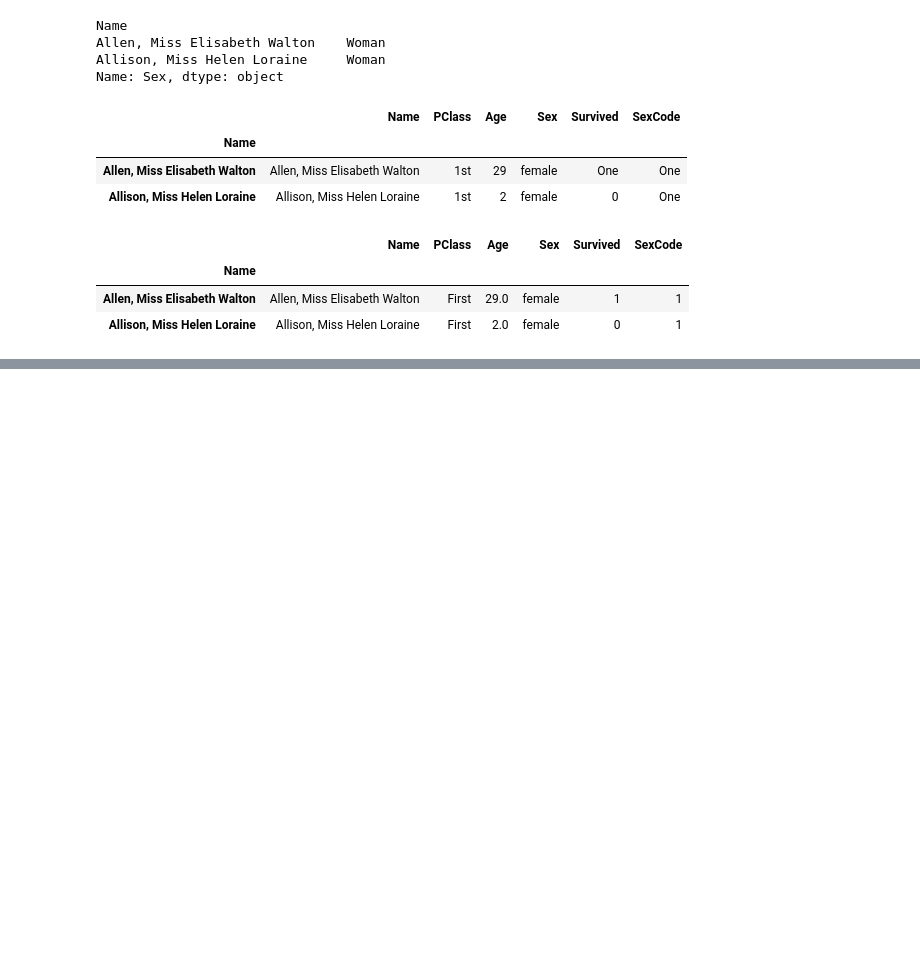
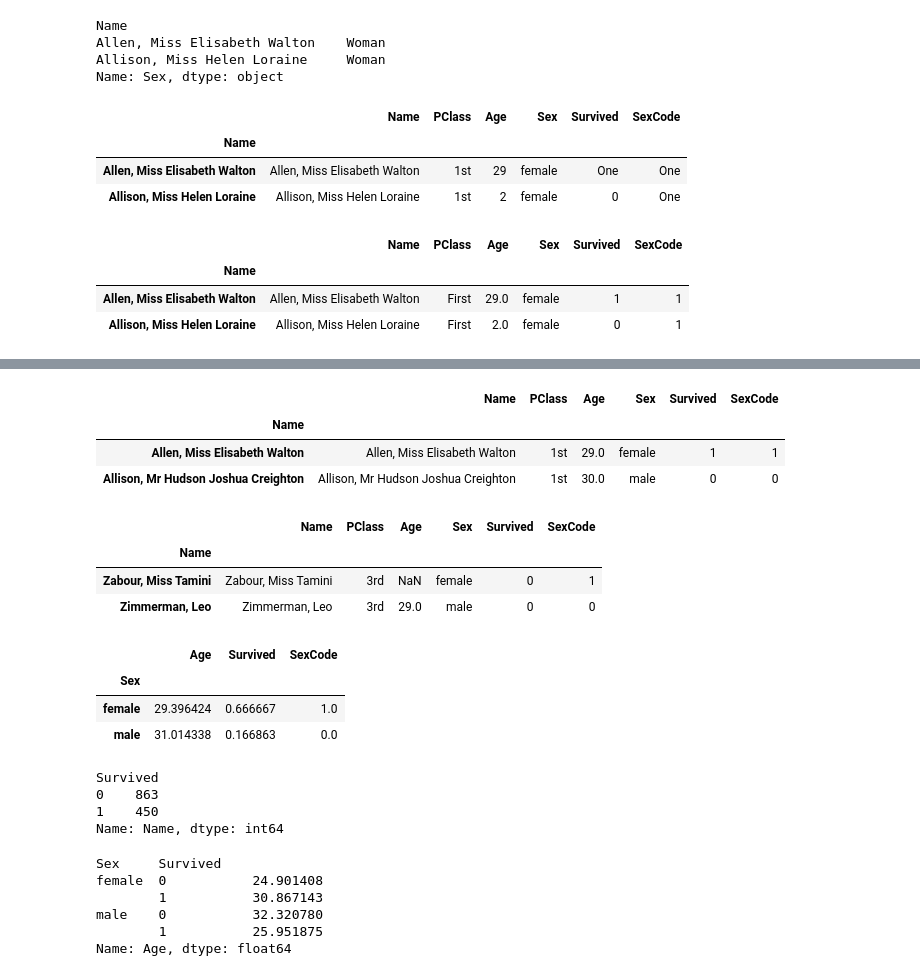
Before and after one commit to ArchieDash/O-REILLY-Machine-Learning, a Jupyter notebook: Chapter_3.ipynb, the cells around one changed output, grey strips where cells are left out. Saved outputs shown, nothing was run; the diff lists cells and outputs as text; code cells hidden in the pictures; blank space fills up the shorter version.

```diff
--- a/Chapter_3.ipynb
+++ b/Chapter_3.ipynb
@@ -118,0 +188,37 @@ dataframe.replace(r"1st", "First", regex=True).head(2)  # replace with regex
+# %%
+dataframe[dataframe["Name"] != "Allison, Miss Helen Loraine"].head(2)  # hide the row
+# %% [output]
+|  | Name | PClass | Age | Sex | Survived | SexCode |
+| Name |  |  |  |  |  |  |
+| Allen, Miss Elisabeth Walton | Allen, Miss Elisabeth Walton | 1st | 29.0 | female | 1 | 1 |
+| Allison, Mr Hudson Joshua Creighton | Allison, Mr Hudson Joshua Creighton | 1st | 30.0 | male | 0 | 0 |
+# %%
+dataframe.drop_duplicates(subset=["Sex"], keep="last")  # delete the dupicates from dataframe
+# %% [output]
+|  | Name | PClass | Age | Sex | Survived | SexCode |
+| Name |  |  |  |  |  |  |
+| Zabour, Miss Tamini | Zabour, Miss Tamini | 3rd | NaN | female | 0 | 1 |
+| Zimmerman, Leo | Zimmerman, Leo | 3rd | 29.0 | male | 0 | 0 |
+# %%
+dataframe.groupby("Sex").mean()  # avg age and survival by gender
+# %% [output]
+|  | Age | Survived | SexCode |
+| Sex |  |  |  |
+| female | 29.396424 | 0.666667 | 1.0 |
+| male | 31.014338 | 0.166863 | 0.0 |
+# %%
+dataframe.groupby("Survived")["Name"].count()
+# %% [output]
+Survived
+0    863
+1    450
+Name: Name, dtype: int64
+# %%
+dataframe.groupby(["Sex", "Survived"])["Age"].mean()
+# %% [output]
+Sex     Survived
+female  0           24.901408
+        1           30.867143
+male    0           32.320780
+        1           25.951875
+Name: Age, dtype: float64
```
Also changed, not shown: parts of 10 cells of this notebook.
